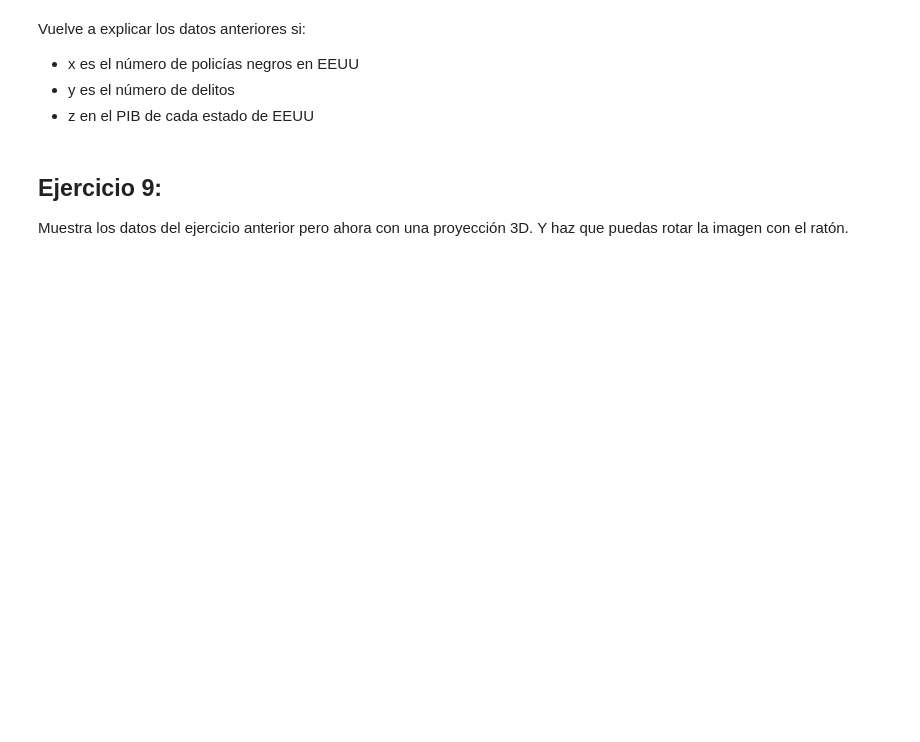
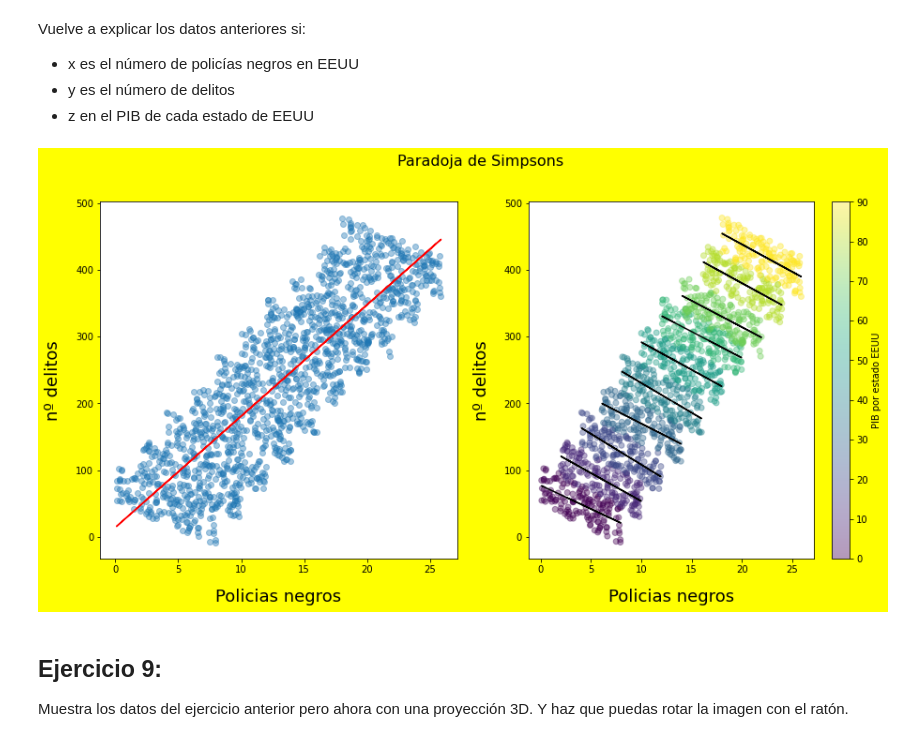
Before and after one commit to IanIAyBD/Curso, a Jupyter notebook: API/Tema 4 Graficos/grafics_ejer.ipynb, the cells around one changed output. Saved outputs shown, nothing was run; the diff lists cells and outputs as text; code cells hidden in the pictures; blank space fills up the shorter version.

```diff
--- a/API/Tema 4 Graficos/grafics_ejer.ipynb
+++ b/API/Tema 4 Graficos/grafics_ejer.ipynb
@@ -204,6 +309,23 @@ Vuelve a explicar los datos anteriores si:
 *    x es el número de policías negros en EEUU
 *    y es el número de delitos
 *    z en el PIB de cada estado de EEUU
+# %%
+
+fig2 = fig
+colorbar.remove()
+colorbar =fig.colorbar(scatter, ax=ax2, label="PIB por estado EEUU")
+
+
+ax1.set_ylabel('nº delitos', labelpad = 15, fontsize = 18)
+ax2.set_ylabel('nº delitos', labelpad = 15, fontsize = 18)
+
+ax1.set_xlabel('Policias negros', labelpad = 15, fontsize = 18)
+ax2.set_xlabel('Policias negros', labelpad = 15, fontsize = 18)
+
+
+fig2
+# %% [output]
+[figure, added]
 # %% [markdown]
 ## Ejercicio 9:
 Muestra los datos del ejercicio anterior pero ahora con una proyección 3D. Y haz que puedas rotar la imagen con el ratón.
```
Also changed, not shown: parts of 6 cells of this notebook, 3 other files.
